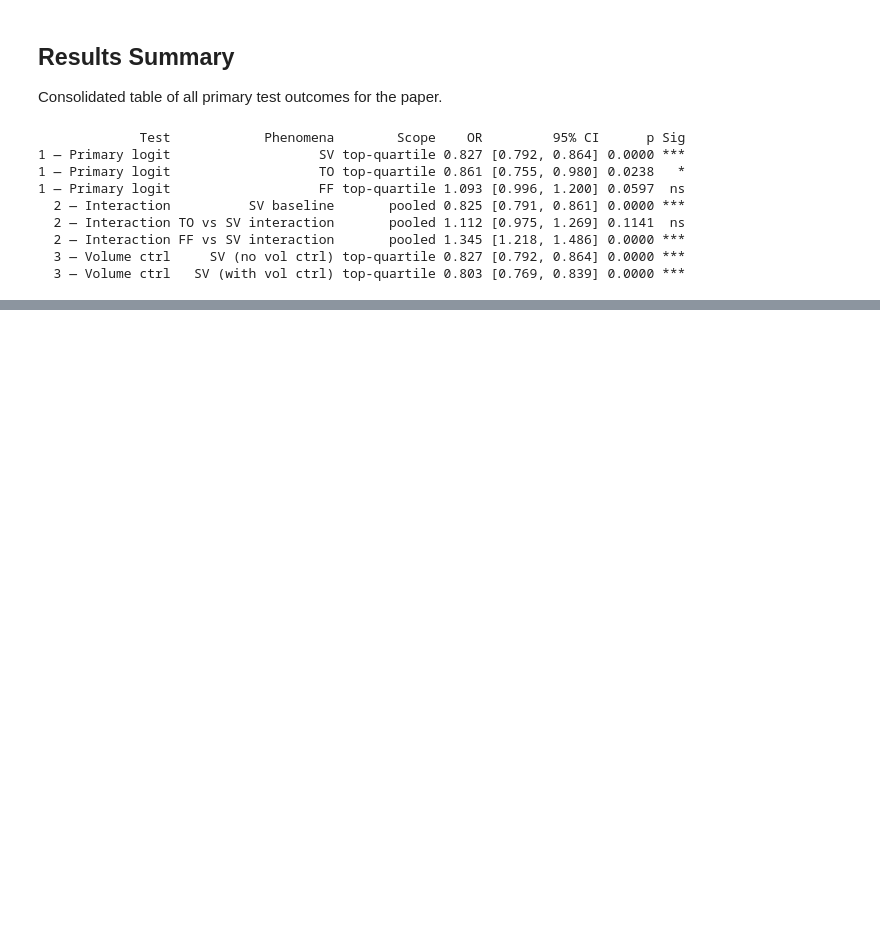
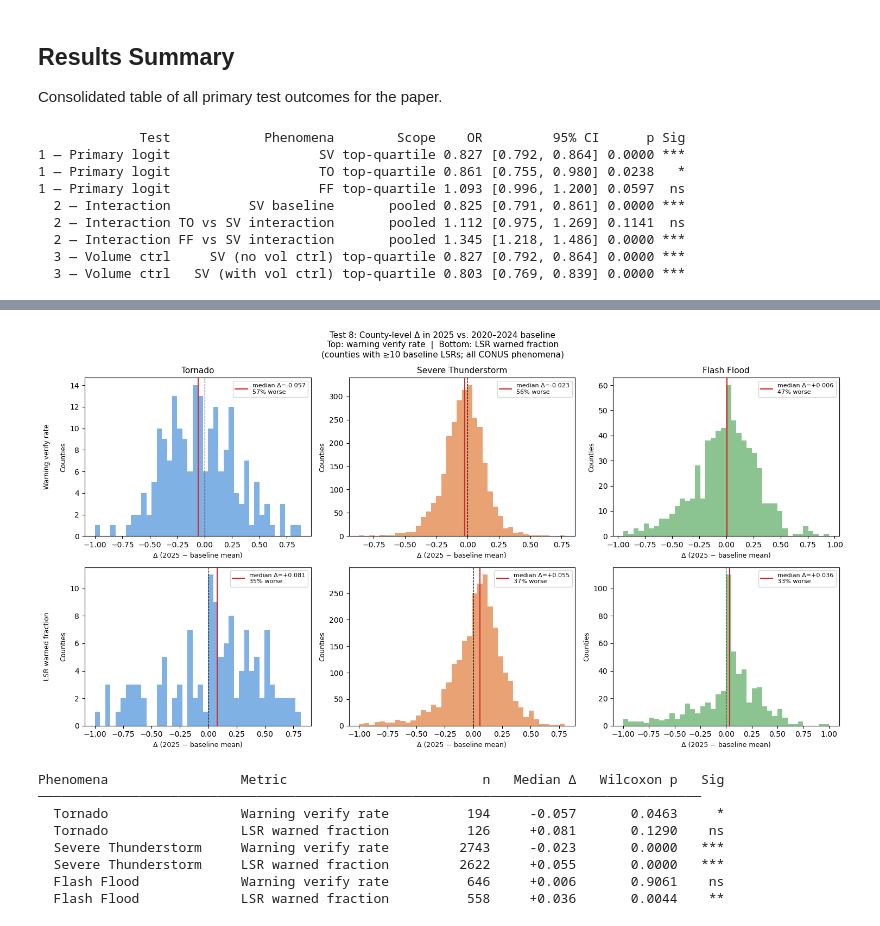
Before and after one commit to craig-rudman/MSDS692, a Jupyter notebook: notebooks/05_analysis.ipynb, the cells around one changed output, grey strips where cells are left out. Drawn from its saved outputs; the diff is of its cells as text; code cells hidden in the pictures; blank space fills up the shorter version.

```diff
--- a/notebooks/05_analysis.ipynb
+++ b/notebooks/05_analysis.ipynb
@@ -116,20 +107,18 @@ FF (top-quartile)  n=14,375  WFOs=29
 # Forest plot: odds ratios for year2025 across all three phenomena
 fig, ax = plt.subplots(figsize=(7, 3))
 
-phens  = ["SV", "TO", "FF"]
-colors = {"SV": "#e07b39", "TO": "#4a90d9", "FF": "#5aab61"}
-y_pos  = [2, 1, 0]
+phens = ["SV", "TO", "FF"]
+y_pos = [2, 1, 0]
 
 for i, phen in enumerate(phens):
     r = results_t1[phen]
     ax.errorbar(
         r["or"], y_pos[i],
         xerr=[[r["or"] - r["or_lo"]], [r["or_hi"] - r["or"]]],
-        fmt="o", color=colors[phen], markersize=8, capsize=4, linewidth=1.5,
+        fmt="o", color=PHENOMENA_COLORS[phen], markersize=8, capsize=4, linewidth=1.5,
         label=phen
     )
-    sig = "***" if r["pval"] < 0.001 else "**" if r["pval"] < 0.01 else "*" if r["pval"] < 0.05 else "ns"
-    ax.text(r["or_hi"] + 0.01, y_pos[i], f'  OR={r["or"]:.3f} {sig}',
+    ax.text(r["or_hi"] + 0.01, y_pos[i], f'  OR={r["or"]:.3f} {sig_stars(r["pval"])}',
             va="center", fontsize=9)
 
 ax.axvline(1.0, color="black", linewidth=0.8, linestyle="--")
@@ -927,0 +1041,64 @@ print(summary_df.to_string(index=False))
+# %%
+# ── Delta distributions: one panel per phenomena × metric ────────────────
+fig, axes = plt.subplots(2, 3, figsize=(15, 8), sharey=False)
+
+for col, phen in enumerate(["TO", "SV", "FF"]):
+    for row, (label, df) in enumerate([
+        ("Warning verify rate", warn_delta),
+        ("LSR warned fraction",  lsr_delta),
+    ]):
+        ax = axes[row, col]
+        sub = df[df["phenomena"] == phen]["delta"].dropna()
+        if len(sub) == 0:
+            ax.set_visible(False)
+            continue
+
+        med   = sub.median()
+        worse = (sub < 0).mean()
+        color = PHENOMENA_COLORS[phen]
+
+        ax.hist(sub, bins=40, color=color, alpha=0.7, edgecolor="none")
+        ax.axvline(0,   color="black", linewidth=0.8, linestyle="--")
+        ax.axvline(med, color="#d62728", linewidth=1.5,
+                   label=f"median Δ={med:+.3f}\n{worse:.0%} worse")
+        ax.set_xlabel("Δ (2025 − baseline mean)", fontsize=9)
+        ax.set_ylabel("Counties", fontsize=9)
+        ax.legend(fontsize=8)
+        if row == 0:
+            ax.set_title(PHENOMENA_LABELS[phen], fontsize=11)
+        if col == 0:
+            ax.set_ylabel(f"{label}\n\nCounties", fontsize=9)
+
+fig.suptitle("Test 8: County-level Δ in 2025 vs. 2020–2024 baseline\n"
+             "Top: warning verify rate  |  Bottom: LSR warned fraction\n"
+             f"(counties with ≥{MIN_BASELINE_LSRS} baseline LSRs; all CONUS phenomena)",
+             fontsize=11)
+plt.tight_layout()
+plt.savefig(IMG_DIR / "analysis_08_county_deltas.png", dpi=150, bbox_inches="tight")
+plt.show()
+
+# ── Wilcoxon signed-rank test: is the median delta != 0? ─────────────────
+from scipy import stats
+
+print(f"\n{'Phenomena':<25} {'Metric':<25} {'n':>6} {'Median Δ':>10} "
+      f"{'Wilcoxon p':>12} {'Sig':>5}")
+print("─" * 85)
+for phen in ["TO", "SV", "FF"]:
+    for label, df in [("Warning verify rate", warn_delta),
+                      ("LSR warned fraction",  lsr_delta)]:
+        sub = df[df["phenomena"] == phen]["delta"].dropna()
+        if len(sub) < 10:
+            continue
+        stat, p = stats.wilcoxon(sub, alternative="two-sided")
+        print(f"  {PHENOMENA_LABELS[phen]:<23} {label:<25} {len(sub):>6} "
+              f"{sub.median():>+10.3f} {p:>12.4f} {sig_stars(p):>5}")
+# %% [output]
+[figure, added]
+Phenomena                 Metric                         n   Median Δ   Wilcoxon p   Sig
+─────────────────────────────────────────────────────────────────────────────────────
+  Tornado                 Warning verify rate          194     -0.057       0.0463     *
+  Tornado                 LSR warned fraction          126     +0.081       0.1290    ns
+  Severe Thunderstorm     Warning verify rate         2743     -0.023       0.0000   ***
+  Severe Thunderstorm     LSR warned fraction         2622     +0.055       0.0000   ***
+  Flash Flood             Warning verify rate          646     +0.006       0.9061    ns
+  Flash Flood             LSR warned fraction          558     +0.036       0.0044    **
```
Also changed, not shown: parts of 7 cells of this notebook, 13 other files.
